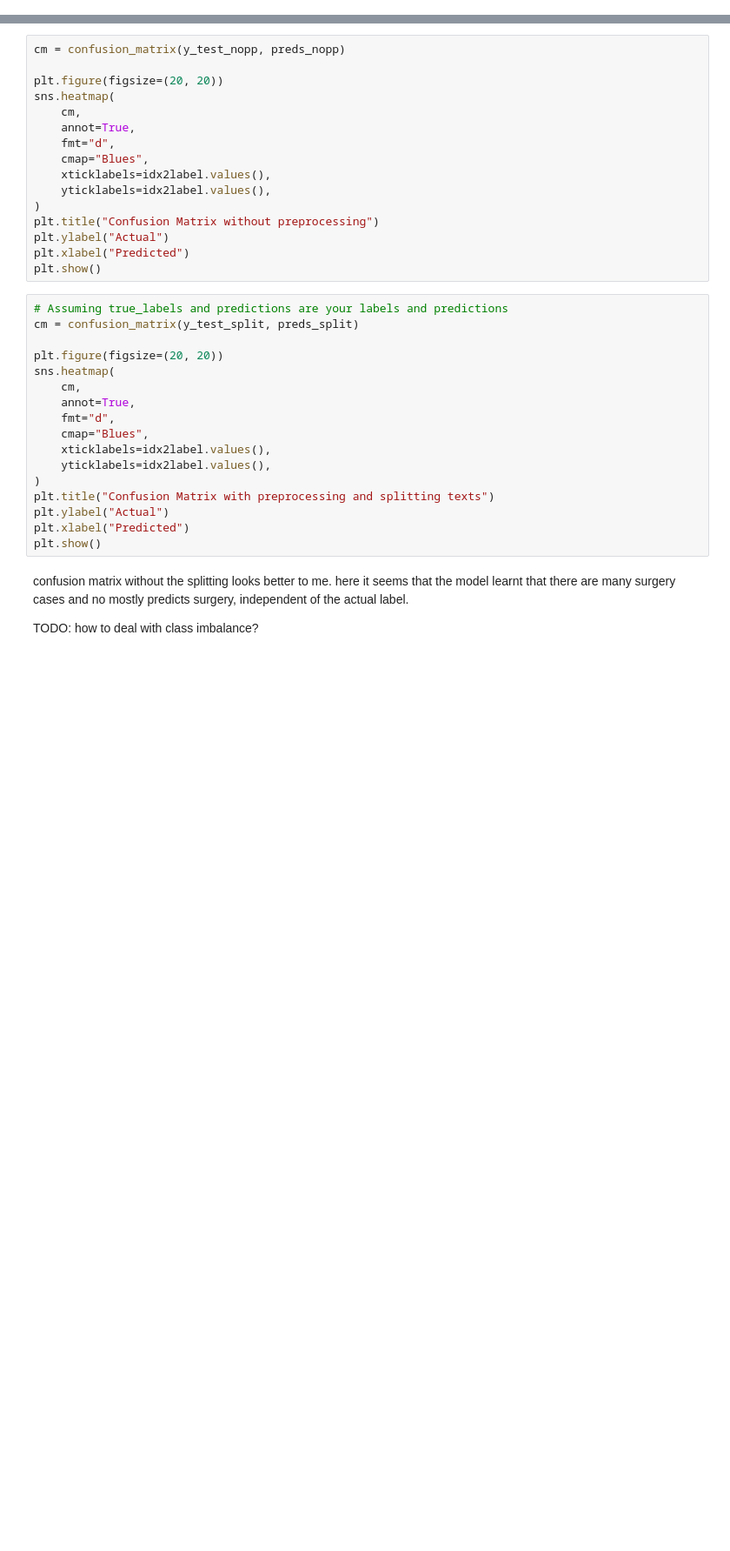
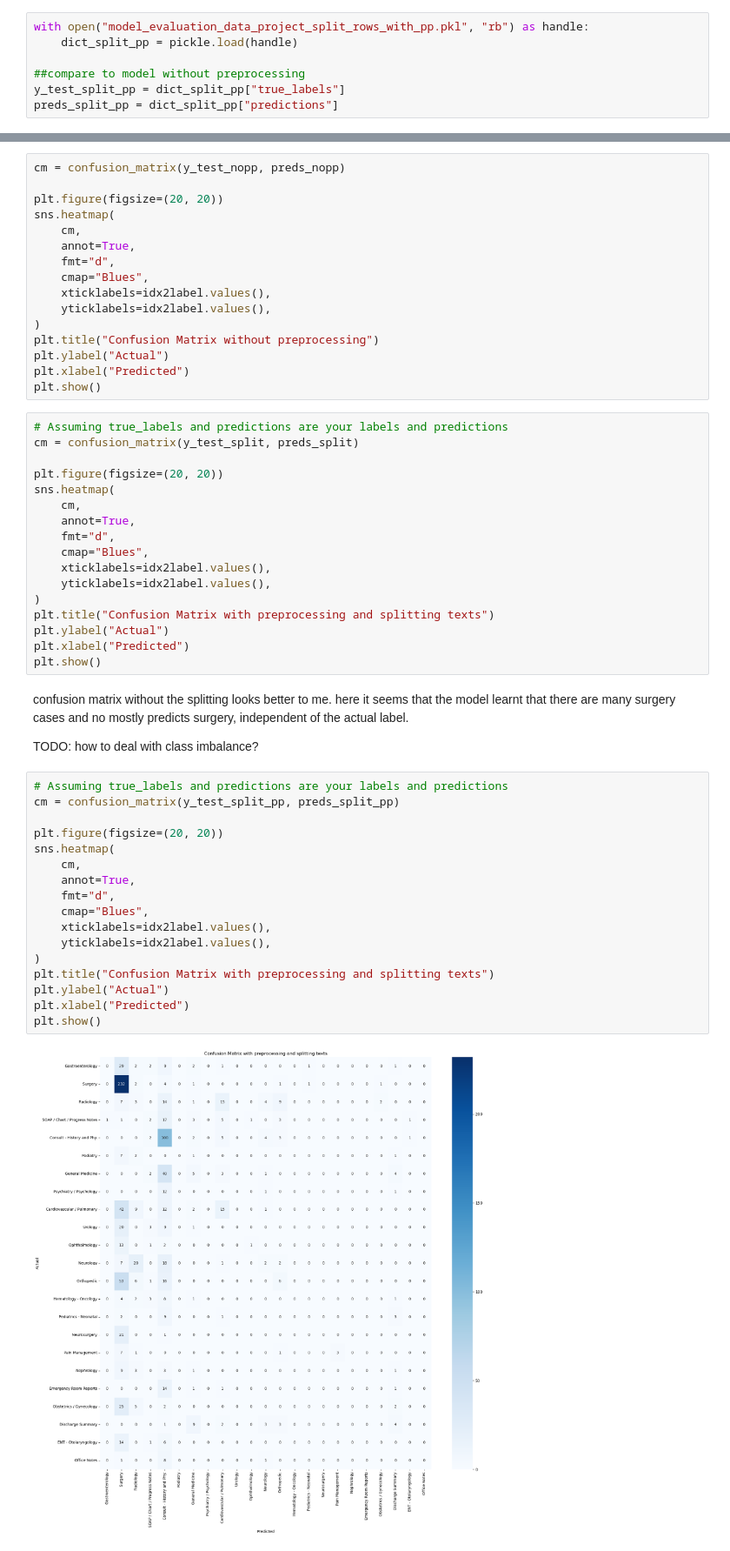
Before and after one commit to vitamys/nlp, a Jupyter notebook: Project_Task3_GroupC.ipynb, the cells around one changed output, grey strips where cells are left out. Shown at 87% size. Drawn from its saved outputs; the diff is of its cells as text; blank space fills up the shorter version.

Commit message:
fix: load best model

```diff
--- a/Project_Task3_GroupC.ipynb
+++ b/Project_Task3_GroupC.ipynb
@@ -526,6 +511,13 @@ with open("model_evaluation_data_project_split_rows.pkl", "rb") as handle:
 ##compare to model without preprocessing
 y_test_split = dict_split["true_labels"]
 preds_split = dict_split["predictions"]
+# %%
+with open("model_evaluation_data_project_split_rows_with_pp.pkl", "rb") as handle:
+    dict_split_pp = pickle.load(handle)
+
+##compare to model without preprocessing
+y_test_split_pp = dict_split_pp["true_labels"]
+preds_split_pp = dict_split_pp["predictions"]
 # %%
 labels= dataset_p['label'].unique().tolist()
 labels
@@ -606,3 +611,22 @@ confusion matrix without the splitting looks better to me. here it seems that th
 
 
 TODO: how to deal with class imbalance?
+# %%
+# Assuming true_labels and predictions are your labels and predictions
+cm = confusion_matrix(y_test_split_pp, preds_split_pp)
+
+plt.figure(figsize=(20, 20))
+sns.heatmap(
+    cm,
+    annot=True,
+    fmt="d",
+    cmap="Blues",
+    xticklabels=idx2label.values(),
+    yticklabels=idx2label.values(),
+)
+plt.title("Confusion Matrix with preprocessing and splitting texts")
+plt.ylabel("Actual")
+plt.xlabel("Predicted")
+plt.show()
+# %% [output]
+[figure, added]
```
Also changed, not shown: parts of 10 cells of this notebook, 2 other files.
